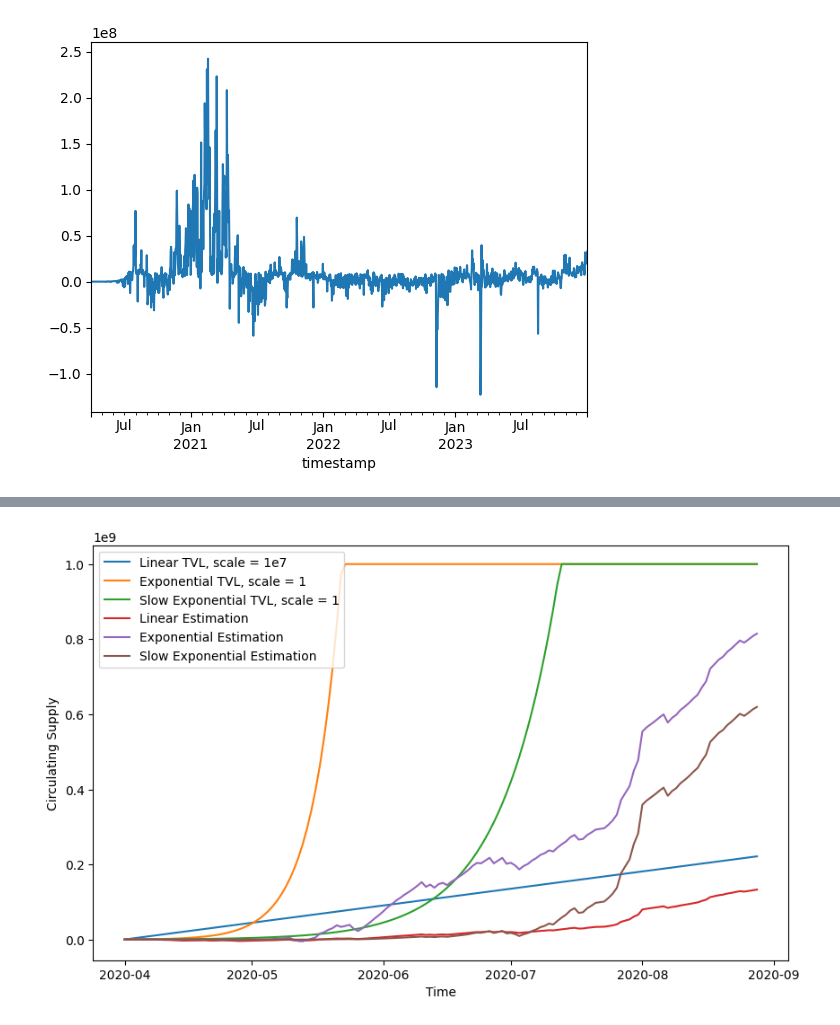
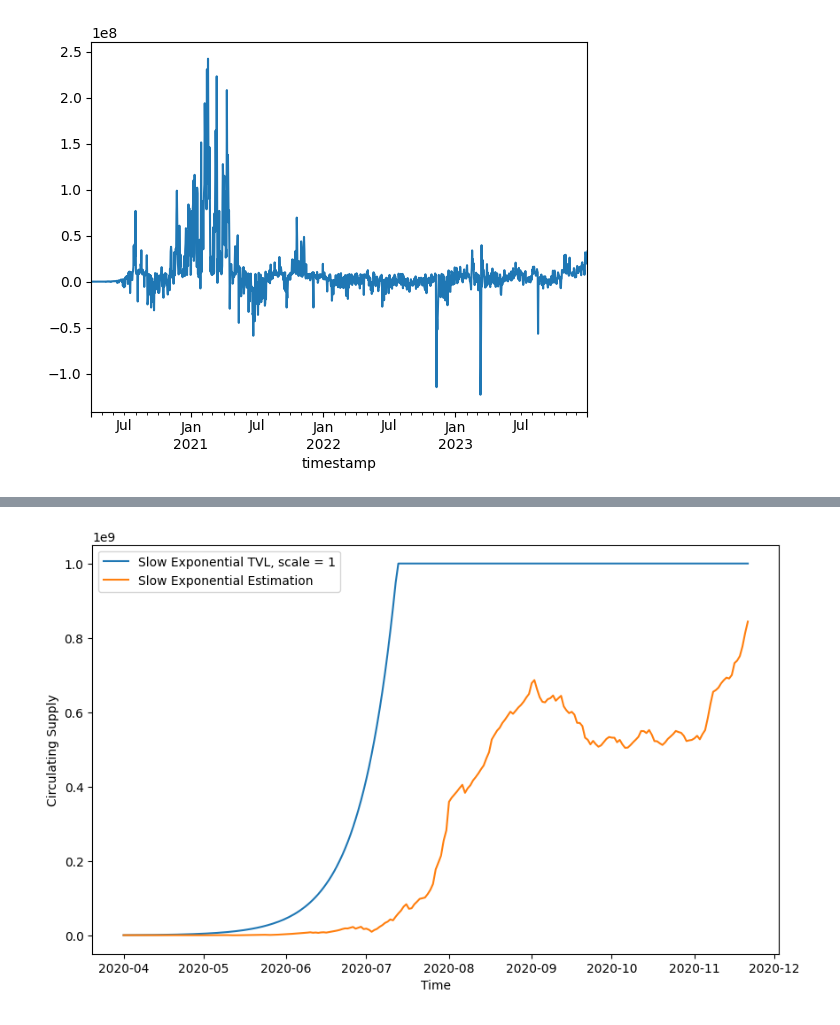
Before and after one commit to immortal16/OpenDeltaDeliverables, a Jupyter notebook: 2_2_simulations.ipynb, the cells around one changed output, grey strips where cells are left out. Drawn from its saved outputs; the diff is of its cells as text; code cells hidden in the pictures.

Commit message:
splitted charts

```diff
--- a/2_2_simulations.ipynb
+++ b/2_2_simulations.ipynb
@@ -280,19 +310,14 @@ for i in range(1, len(linear_profit)):
 # %%
-days_to_show = 150
+days_to_show = 235
 
 plt.figure(figsize=(10, 6))
 
-plt.plot(data.index[:days_to_show], linear_supply[:days_to_show], label='Linear TVL, scale = 1e7')
-plt.plot(data.index[:days_to_show], exponential_supply[:days_to_show], label='Exponential TVL, scale = 1')
 plt.plot(data.index[:days_to_show], slow_exponential_supply[:days_to_show], label='Slow Exponential TVL, scale = 1')
-
-plt.plot(data.index[:days_to_show], linear_dynamic[:days_to_show], label='Linear Estimation')
-plt.plot(data.index[:days_to_show], exponential_dynamic[:days_to_show], label='Exponential Estimation')
 plt.plot(data.index[:days_to_show], slow_exponential_dynamic[:days_to_show], label='Slow Exponential Estimation')
 
 plt.legend()
 plt.xlabel('Time')
 plt.ylabel('Circulating Supply')
 plt.show()
 # %% [output]
-[figure, old version]
+[figure, new version]
```
Also changed, not shown: parts of 11 cells of this notebook.
